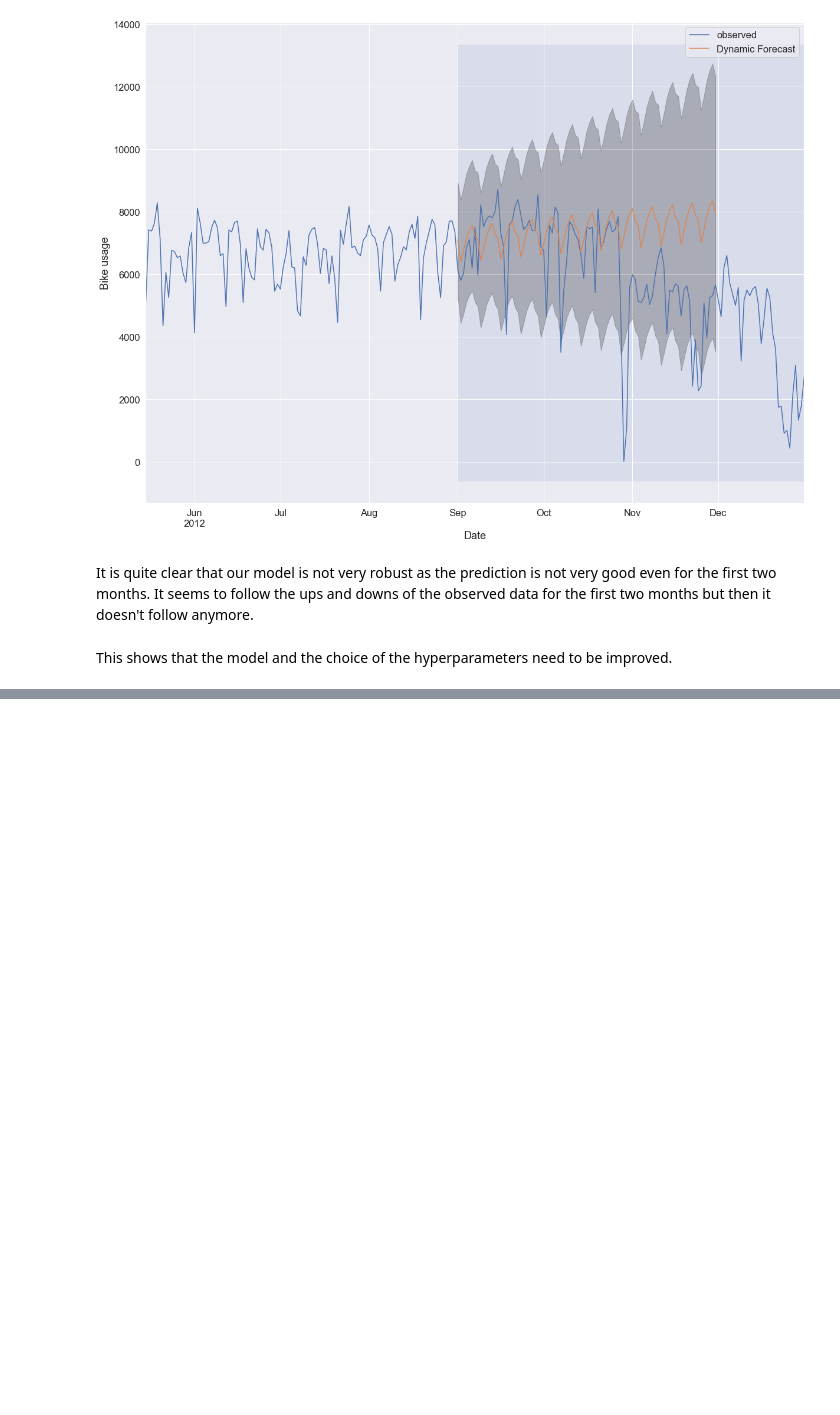
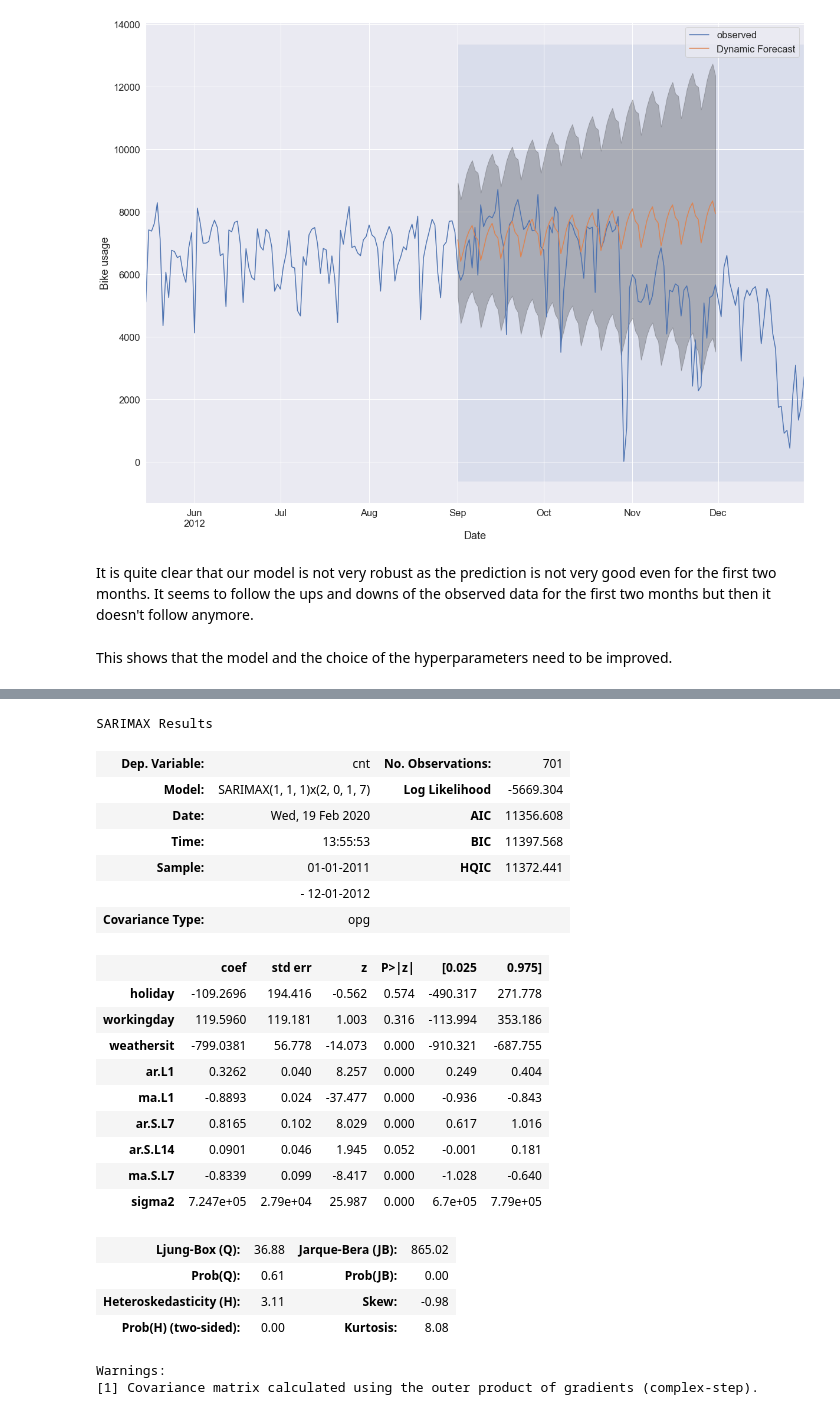
Before and after one commit to laurent-guerguy/Project-5-Bikesharing-Predict-Bike-Usage, a Jupyter notebook: your-project/Bike share Analysis.ipynb, the cells around one changed output, grey strips where cells are left out. Drawn from its saved outputs; the diff is of its cells as text; code cells hidden in the pictures; blank space fills up the shorter version.

```diff
--- a/your-project/Bike share Analysis.ipynb
+++ b/your-project/Bike share Analysis.ipynb
@@ -443,0 +608,27 @@ This shows that the model and the choice of the hyperparameters need to be impro
+# %%
+results3.summary()
+# %% [output]
+SARIMAX Results
+| Dep. Variable: | cnt | No. Observations: | 701 |
+| Model: | SARIMAX(1, 1, 1)x(2, 0, 1, 7) | Log Likelihood | -5669.304 |
+| Date: | Wed, 19 Feb 2020 | AIC | 11356.608 |
+| Time: | 13:55:53 | BIC | 11397.568 |
+| Sample: | 01-01-2011 | HQIC | 11372.441 |
+|  | - 12-01-2012 |  |  |
+| Covariance Type: | opg |  |  |
+|  | coef | std err | z | P>|z| | [0.025 | 0.975] |
+| holiday | -109.2696 | 194.416 | -0.562 | 0.574 | -490.317 | 271.778 |
+| workingday | 119.5960 | 119.181 | 1.003 | 0.316 | -113.994 | 353.186 |
+| weathersit | -799.0381 | 56.778 | -14.073 | 0.000 | -910.321 | -687.755 |
+| ar.L1 | 0.3262 | 0.040 | 8.257 | 0.000 | 0.249 | 0.404 |
+| ma.L1 | -0.8893 | 0.024 | -37.477 | 0.000 | -0.936 | -0.843 |
+| ar.S.L7 | 0.8165 | 0.102 | 8.029 | 0.000 | 0.617 | 1.016 |
+| ar.S.L14 | 0.0901 | 0.046 | 1.945 | 0.052 | -0.001 | 0.181 |
+| ma.S.L7 | -0.8339 | 0.099 | -8.417 | 0.000 | -1.028 | -0.640 |
+| sigma2 | 7.247e+05 | 2.79e+04 | 25.987 | 0.000 | 6.7e+05 | 7.79e+05 |
+| Ljung-Box (Q): | 36.88 | Jarque-Bera (JB): | 865.02 |
+| Prob(Q): | 0.61 | Prob(JB): | 0.00 |
+| Heteroskedasticity (H): | 3.11 | Skew: | -0.98 |
+| Prob(H) (two-sided): | 0.00 | Kurtosis: | 8.08 |
+Warnings:
+[1] Covariance matrix calculated using the outer product of gradients (complex-step).
```
Also changed, not shown: parts of 50 cells of this notebook, 3 other files.
